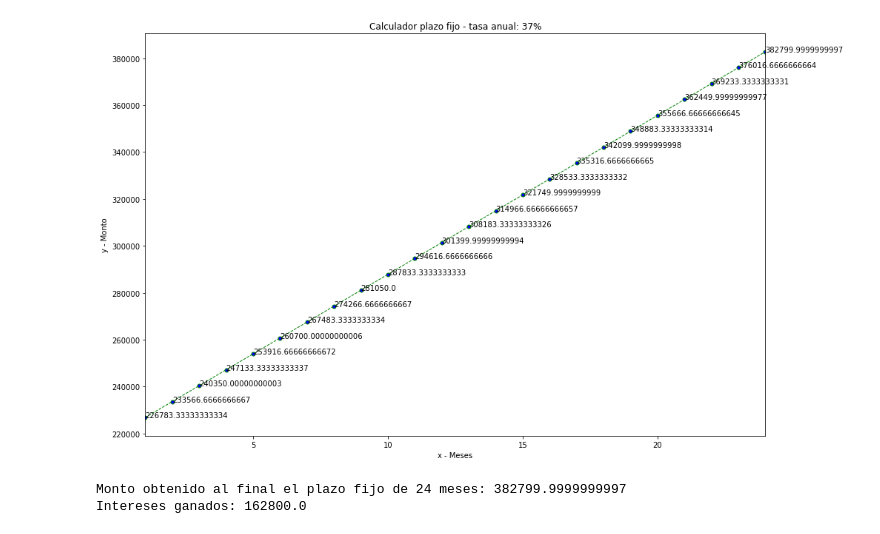
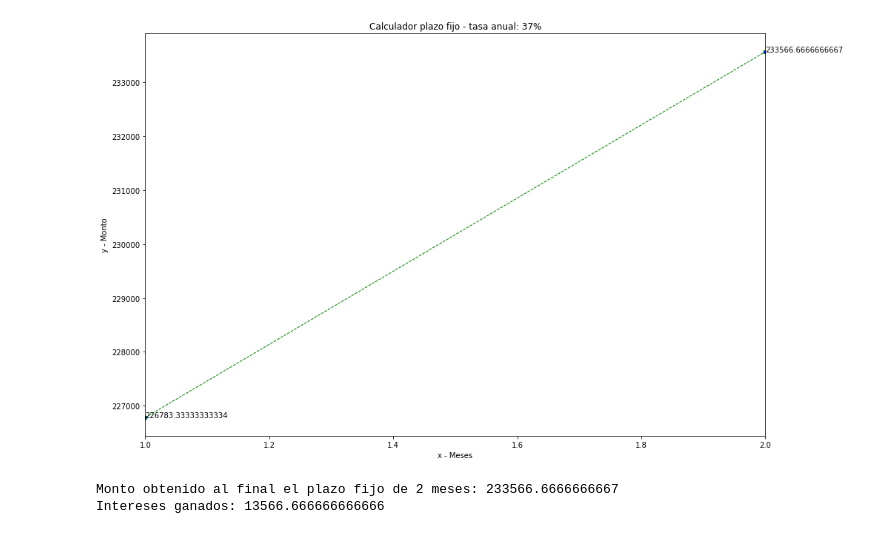
Before and after one commit to FrancoBorsani/Calculador-Plazo-Fijo, a Jupyter notebook: calculadorPlazoFijo.ipynb, the cells around one changed output. Cells and saved outputs as stored; diff of their text form; code cells hidden in the pictures.

```diff
--- a/calculadorPlazoFijo.ipynb
+++ b/calculadorPlazoFijo.ipynb
@@ -2,7 +2,7 @@
 # SE INGRESA EL MONTO A FONDEAR, JUNTO CON EL INTERÉS ANUAL OTORGADO Y LOS MESES QUE SE DESEA DEJAR EL MONTO DEPOSITADO
 valor_presente = 220000
 interes_anual = 37
-periodos = 24
+periodos = 2
 # %%
 def valor_futuro(vp, i):
     return vp*(i/100)*(1/12)
@@ -10,11 +10,13 @@ def valor_futuro(vp, i):
 import matplotlib.pyplot as plt
 from matplotlib.pyplot import figure
 
-# x axis values
+# EJE X
 x = []
+
+# EJE Y
 y = []
+
 i = 1
-j = 1
 
 
 f = lambda funcion: valor_futuro(valor_presente, interes_anual)
@@ -25,45 +27,43 @@ while(i <= periodos):
     i=i+1
 
 valor_acumulado = valor_presente
 
-while(j <= periodos):
+while(i >= 2):
     valor_acumulado = valor_acumulado + f(interes_anual)
     y.append(valor_acumulado)
-    j=j+1
+    i=i-1
 
 f= plt.figure()
 f.set_figwidth(15)
 f.set_figheight(10)
 
-# plotting the points
+# PUNTOS DEL GRÁFICO
 plt.plot(x, y, color='green', linestyle='dashed', linewidth = 1,
          marker='o', markerfacecolor='blue', markersize=5)
 
 
-# setting x and y axis range
+# RANGO
 plt.xlim(1, (periodos))
 
-# naming the x axis
+# NOMBRE DEL EJE X
 plt.xlabel('x - Meses')
-# naming the y axis
+
+# NOMBRE DEL EJE Y
 plt.ylabel('y - Monto')
 
-# giving a title to my graph
+# TÍTULO DEL GRÁFICO
 plt.title("Calculador plazo fijo - tasa anual: " + str(interes_anual) + "%")
 
-
+# COLOCAR VALOR EN EL PUNTO
 for a,b in zip(x, y):
     plt.text(a, b, str(b))
 
-
-
-
-# function to show the plot
+# MOSTRAR GRÁFICO
 plt.show()
 
 print("Monto obtenido al final el plazo fijo de " + str(periodos) + " meses: " + str(y.pop()))
 print("Intereses ganados: " + str(valor_futuro(valor_presente, (interes_anual) * periodos )) )
 # %% [output]
-[figure, old version]
+[figure, new version]
-Monto obtenido al final el plazo fijo de 24 meses: 382799.9999999997
-Intereses ganados: 162800.0
+Monto obtenido al final el plazo fijo de 2 meses: 233566.6666666667
+Intereses ganados: 13566.666666666666
```
